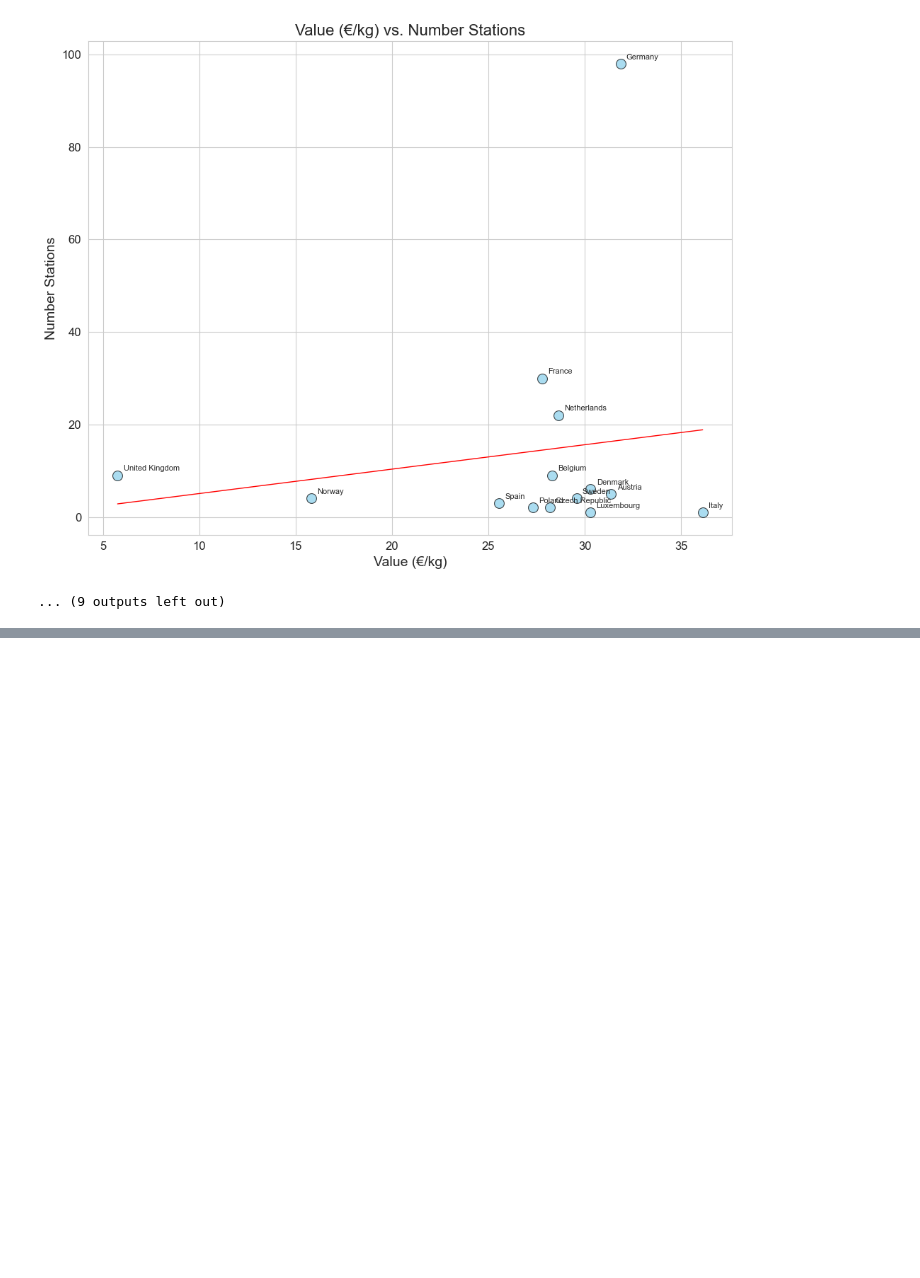
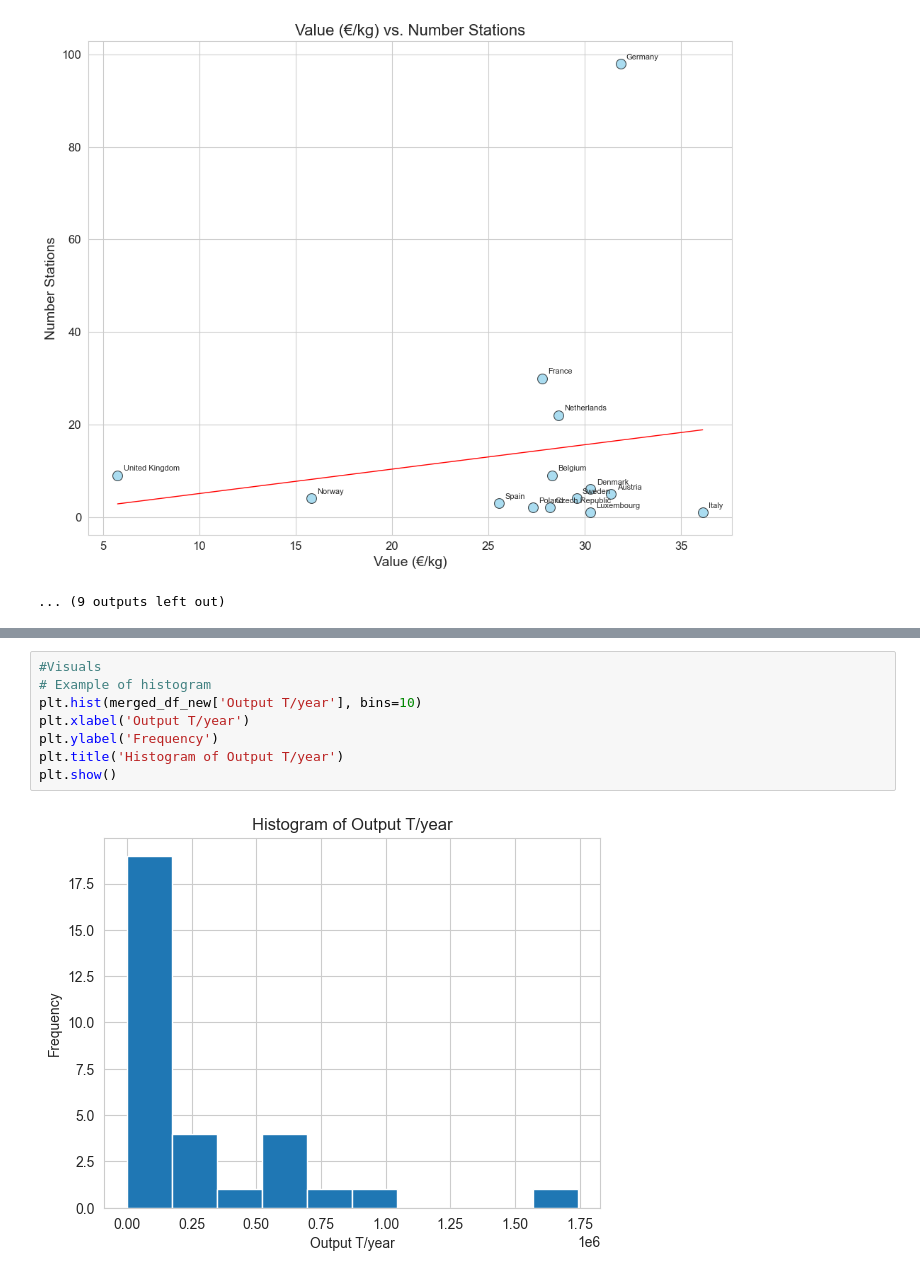
Before and after one commit to premstaller1/Masterarbeit, a Jupyter notebook: CorrelationAnalysis/correlation.ipynb, the cells around one changed output, grey strips where cells are left out. Saved outputs shown, nothing was run; the diff lists cells and outputs as text; blank space fills up the shorter version.

```diff
--- a/CorrelationAnalysis/correlation.ipynb
+++ b/CorrelationAnalysis/correlation.ipynb
@@ -647,0 +829,10 @@ create_correlation_plots(merged_df_new, all_variable_pairs)
+# %%
+#Visuals
+# Example of histogram
+plt.hist(merged_df_new['Output T/year'], bins=10)
+plt.xlabel('Output T/year')
+plt.ylabel('Frequency')
+plt.title('Histogram of Output T/year')
+plt.show()
+# %% [output]
+[figure, added]
```
Also changed, not shown: parts of 12 cells of this notebook.
